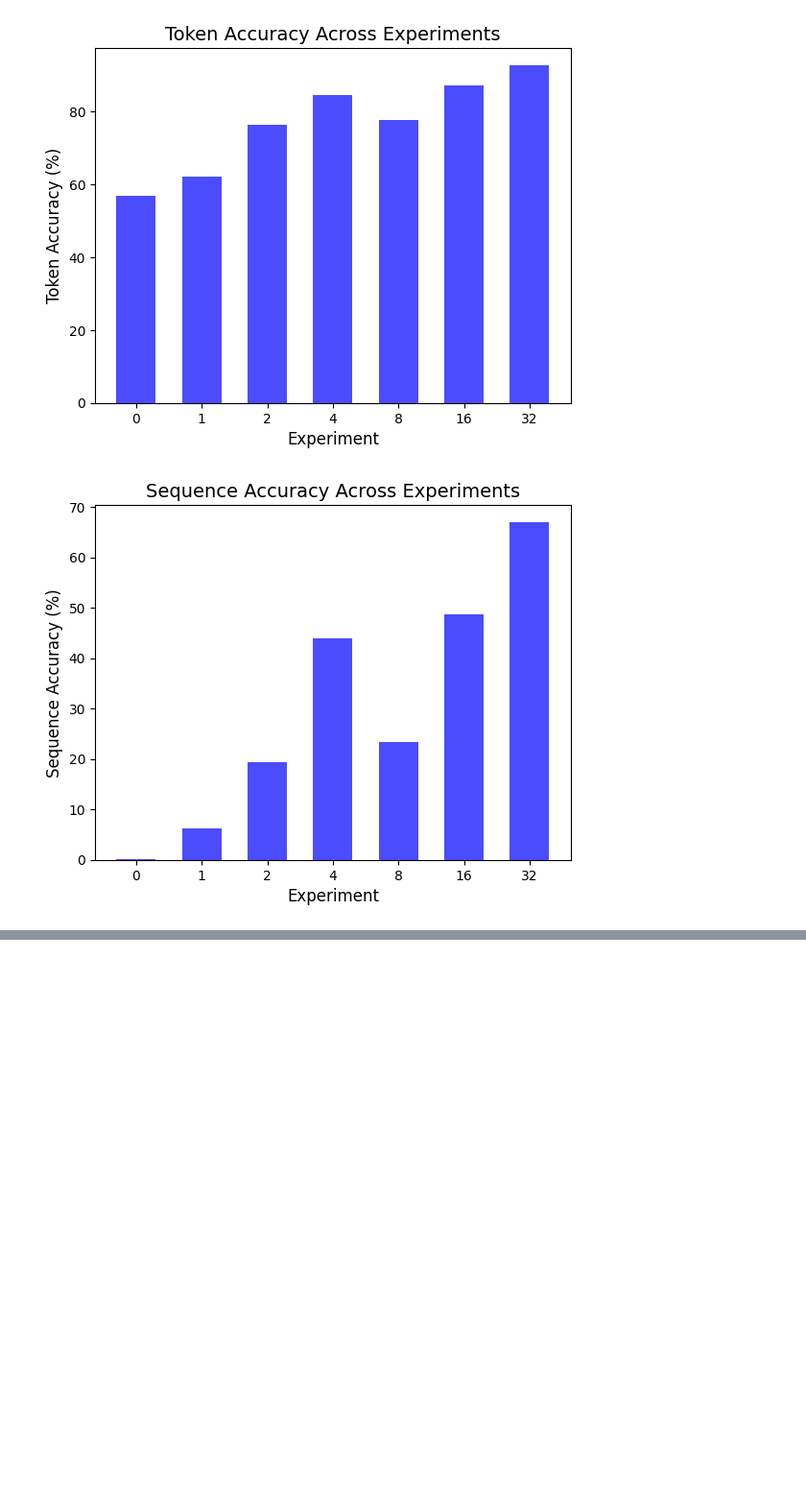
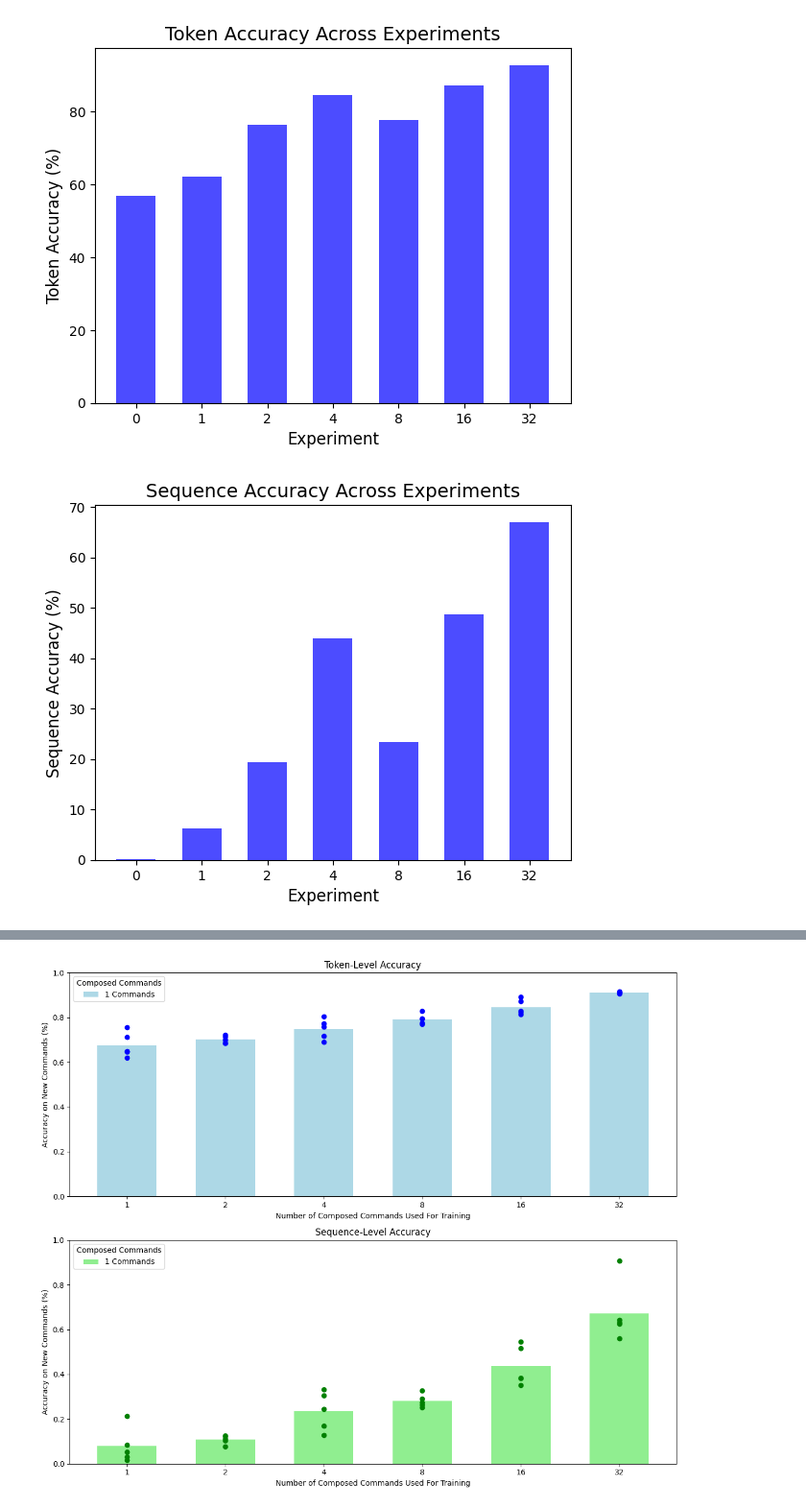
Before and after one commit to bragg13/crispy-fortnight, a Jupyter notebook: experiment3_visualization.ipynb, the cells around one changed output, grey strips where cells are left out. Shown: that part at 96% size. Saved outputs shown, nothing was run; the diff lists cells and outputs as text; code cells hidden in the pictures; blank space fills up the shorter version.

```diff
--- a/experiment3_visualization.ipynb
+++ b/experiment3_visualization.ipynb
@@ -115,0 +214,63 @@ plt.show()
+# %%
+import matplotlib.pyplot as plt
+import numpy as np
+
+# Data for each composed command group (5 values per group)
+token_accuracy = {
+    1: [0.62027, 0.64515, 0.64803, 0.75489, 0.71285],
+    2: [0.70051, 0.71346, 0.68426, 0.68562, 0.72109],
+    4: [0.77142, 0.71605, 0.80434, 0.68987, 0.75799],
+    8: [0.82722, 0.76970, 0.77518, 0.79509, 0.79331],
+    16: [0.89126, 0.82258, 0.87313, 0.81350, 0.82938],
+    32: [0.91040, 0.91235, 0.91637, 0.90632, 0.91085]
+}
+
+sequence_accuracy = {
+    1: [0.02972, 0.01705, 0.05269, 0.21384, 0.08523],
+    2: [0.10986, 0.12267, 0.10326, 0.07725, 0.12500],
+    4: [0.30473, 0.16964, 0.33229, 0.12810, 0.24495],
+    8: [0.32763, 0.25155, 0.29153, 0.27329, 0.26319],
+    16: [0.54503, 0.38392, 0.51630, 0.35170, 0.38354],
+    32: [0.55900, 0.63121, 0.64285, 0.90632, 0.62461]
+}
+
+# Define the number of composed commands (group labels)
+num_composed_commands = [1, 2, 4, 8, 16, 32]
+x_positions = np.arange(len(num_composed_commands)) * 10  # Multiply by 10 to space out the groups
+
+# Create the figure and subplots
+fig, axes = plt.subplots(2, 1, figsize=(12, 10))
+
+# Plot Token-Level Accuracy
+for i, num in enumerate(num_composed_commands):
+    # Plot the average values as bars
+    axes[0].bar(x_positions[i], np.mean(token_accuracy[num]), width=6, color='lightblue', label=f'{num} Commands' if i == 0 else "")
+    # Overlay the scatter points for individual values
+    axes[0].scatter(np.full_like(token_accuracy[num], x_positions[i]), token_accuracy[num], color='blue')
+axes[0].set_title("Token-Level Accuracy")
+axes[0].set_xlabel("Number of Composed Commands Used For Training")
+axes[0].set_ylabel("Accuracy on New Commands (%)")
+axes[0].set_xticks(x_positions)
+axes[0].set_xticklabels(num_composed_commands)
+axes[0].set_ylim(0, 1)
+axes[0].legend(title="Composed Commands", loc="upper left")
+
+# Plot Sequence-Level Accuracy
+for i, num in enumerate(num_composed_commands):
+    # Plot the average values as bars
+    axes[1].bar(x_positions[i], np.mean(sequence_accuracy[num]), width=6, color='lightgreen', label=f'{num} Commands' if i == 0 else "")
+    # Overlay the scatter points for individual values
+    axes[1].scatter(np.full_like(sequence_accuracy[num], x_positions[i]), sequence_accuracy[num], color='green')
+axes[1].set_title("Sequence-Level Accuracy")
+axes[1].set_xlabel("Number of Composed Commands Used For Training")
+axes[1].set_ylabel("Accuracy on New Commands (%)")
+axes[1].set_xticks(x_positions)
+axes[1].set_xticklabels(num_composed_commands)
+axes[1].set_ylim(0, 1)
+axes[1].legend(title="Composed Commands", loc="upper left")
+
+# Adjust layout and display the plot
+plt.tight_layout()
+plt.show()
+# %% [output]
+[figure, added]
```
Also changed, not shown: parts of 4 cells of this notebook.
